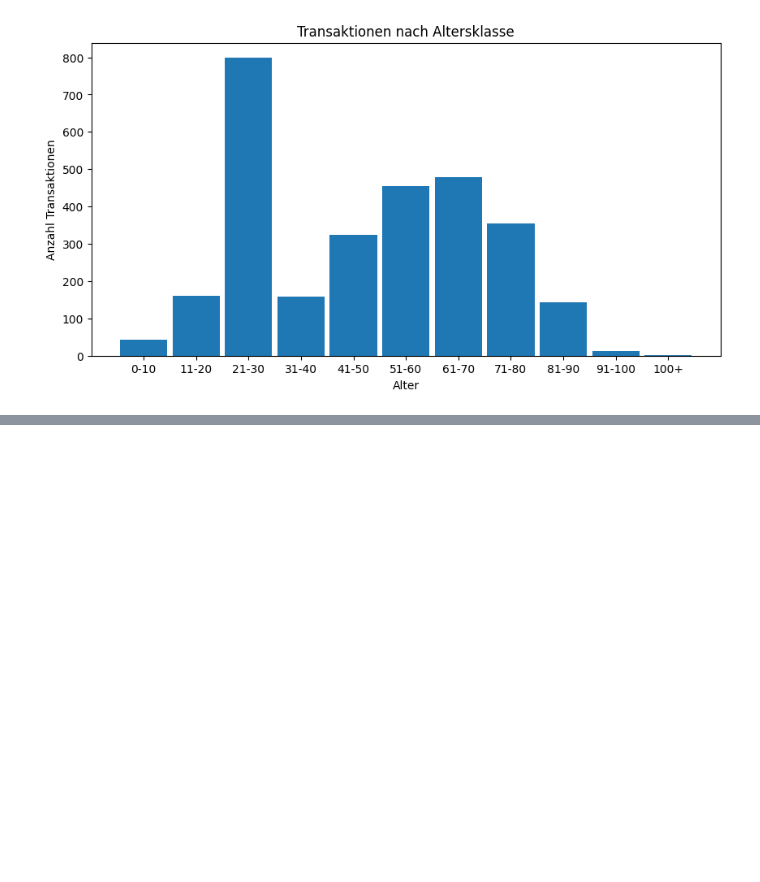
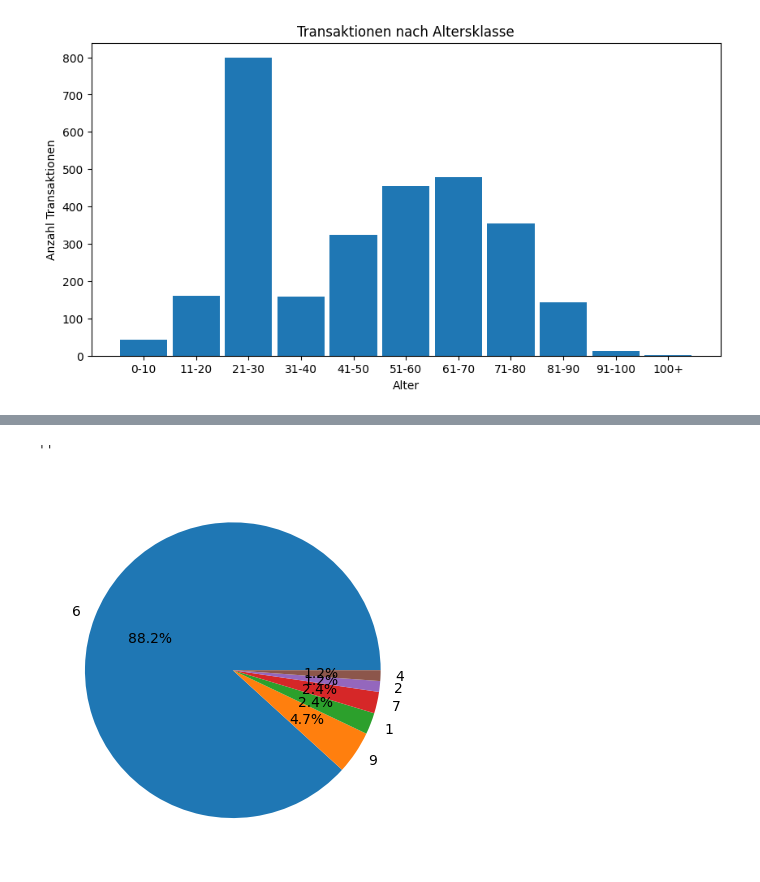
Before and after one commit to xTerradon/DHBW_DataScience, a Jupyter notebook: main.ipynb, the cells around one changed output, grey strips where cells are left out. Cells and saved outputs as stored; diff of their text form; code cells hidden in the pictures; blank space fills up the shorter version.

```diff
--- a/main.ipynb
+++ b/main.ipynb
@@ -186,0 +192,8 @@ plt.pie(transactions_by_profession, labels=transactions_by_profession.index, aut
+# %%
+studenten = kundendaten_cleaned[kundendaten_cleaned["Beruf"] == "Student"]
+studenten_nach_bezirk = studenten.groupby('Wohnort_Bezirk').size().sort_values(ascending=False)
+plt.pie(studenten_nach_bezirk, labels=studenten_nach_bezirk.index, autopct='%1.1f%%')
+""
+# %% [output]
+''
+[figure, added]
```
Also changed, not shown: parts of 9 cells of this notebook.
